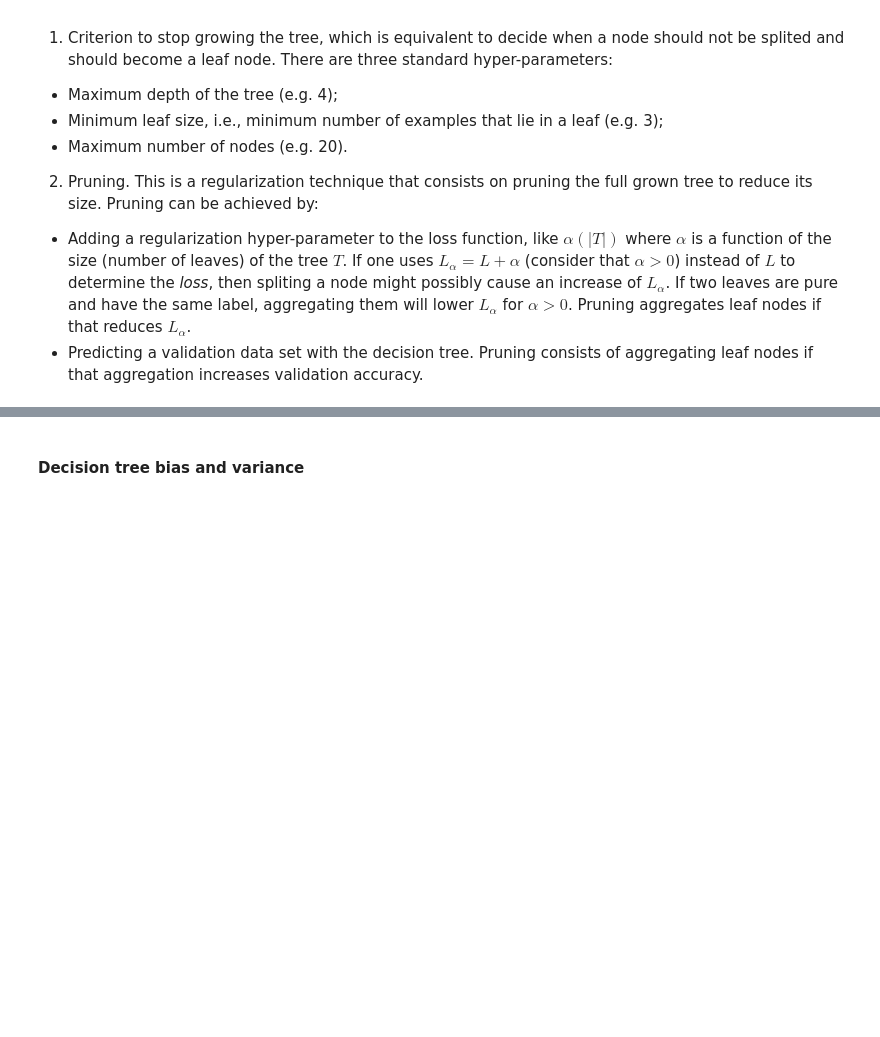
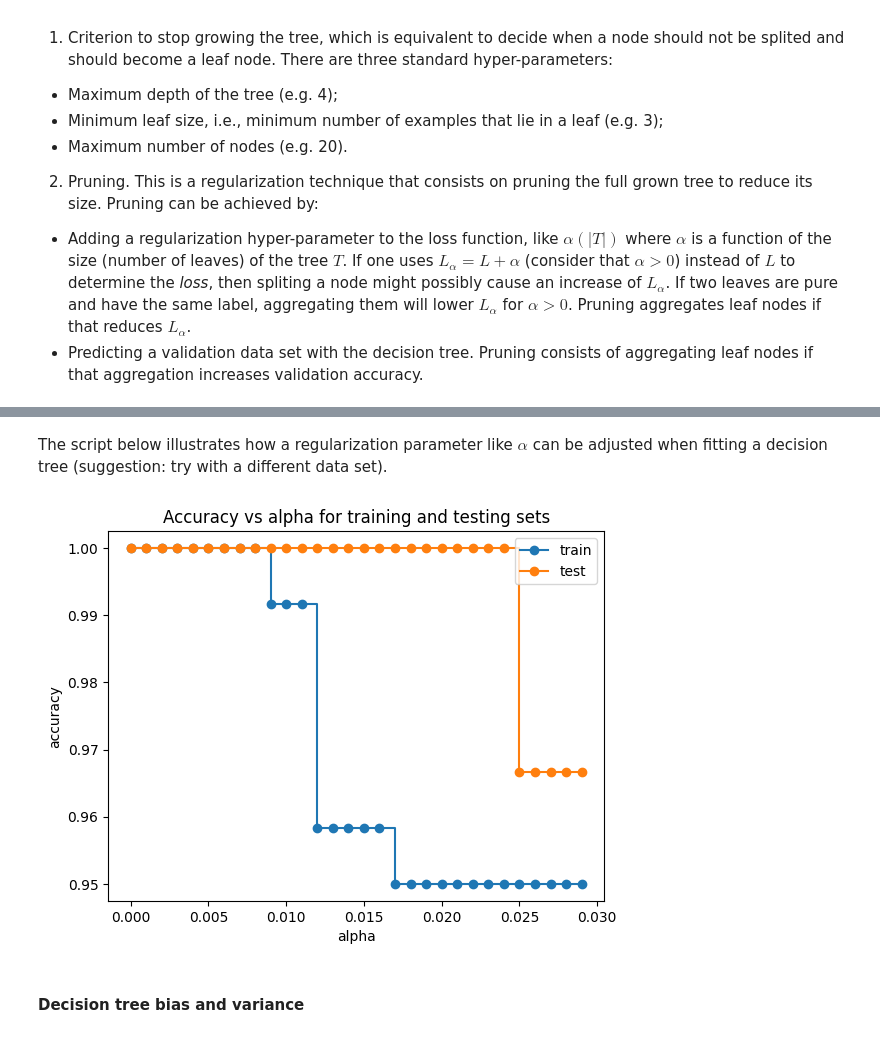
Before and after one commit to isa-ulisboa/greends-pml, a Jupyter notebook: ML_overview_with_examples.ipynb, the cells around one changed output, grey strips where cells are left out. Saved outputs shown, nothing was run; the diff lists cells and outputs as text; code cells hidden in the pictures; blank space fills up the shorter version.

```diff
--- a/ML_overview_with_examples.ipynb
+++ b/ML_overview_with_examples.ipynb
@@ -1671,3 +1608,46 @@ Accuracy: 1.0
+# %% [markdown]
+The script below illustrates how a regularization parameter like $\alpha$ can be adjusted when fitting a decision tree (suggestion: try with a different data set).
+# %%
+from sklearn.datasets import load_iris
+from sklearn.model_selection import train_test_split
+from sklearn.tree import DecisionTreeClassifier
+import matplotlib.pyplot as plt
+
+# load the iris dataset
+iris = load_iris()
+
+# split the dataset into training and validation sets
+X_train, X_test, y_train, y_test = train_test_split(iris.data, iris.target, test_size=0.2, random_state=42)
+
+# create a decision tree classifier
+#tree = DecisionTreeClassifier()
+
+alphas=[k/1000 for k in range(30)]
+trees=[]
+# fit tree for each alpha
+for alpha in alphas:
+  # create decision tree with a cost complexity parameter alpha
+  tree = DecisionTreeClassifier(random_state=42, ccp_alpha=alpha)
+  # fit
+  tree.fit(X_train, y_train)
+  # append tree to trees
+  trees.append(tree)
+
+# compute accuracies
+train_scores = [clf.score(X_train, y_train) for clf in trees]
+test_scores = [clf.score(X_test, y_test) for clf in trees]
+
+# plot accuracy vs alpha
+fig, ax = plt.subplots()
+ax.set_xlabel("alpha")
+ax.set_ylabel("accuracy")
+ax.set_title("Accuracy vs alpha for training and testing sets")
+ax.plot(alphas, train_scores, marker="o", label="train", drawstyle="steps-post")
+ax.plot(alphas, test_scores, marker="o", label="test", drawstyle="steps-post")
+ax.legend()
+plt.show()
+# %% [output]
+[figure, added]
 # %% [markdown]
 #### Decision tree bias and variance
 # %% [markdown]
```
Also changed, not shown: parts of 7 cells of this notebook.
